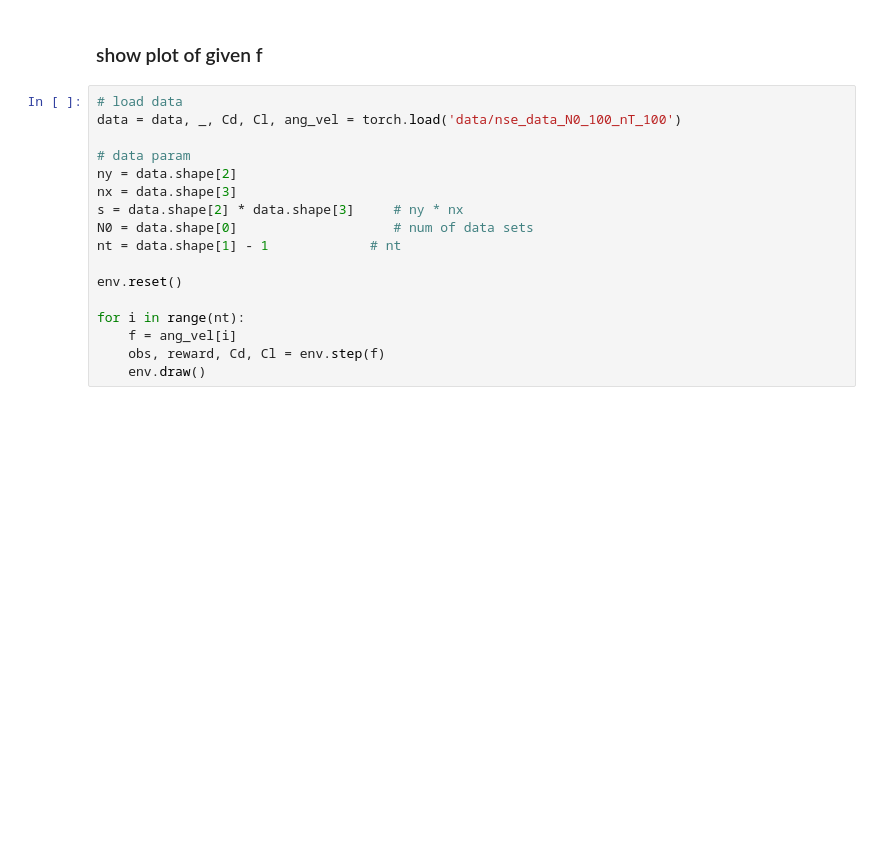
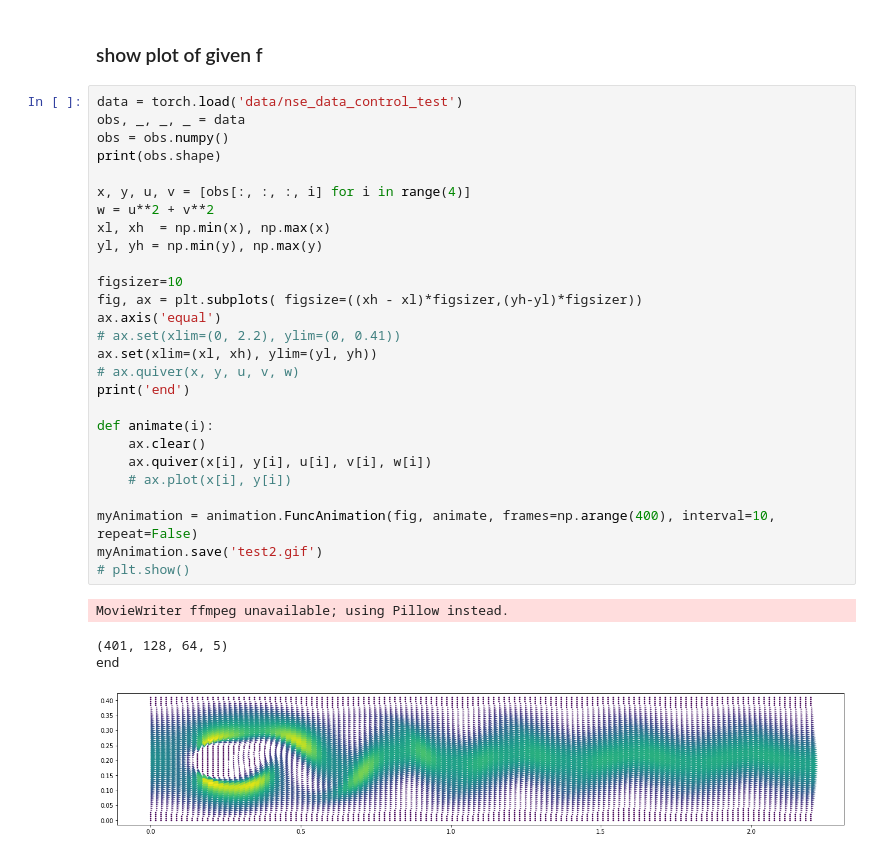
Before and after one commit to AsamaKiseto/Cylinder_Env, a Jupyter notebook: nse/4_nse_test.ipynb, the cells around one changed output. Drawn from its saved outputs; the diff is of its cells as text; blank space fills up the shorter version.

```diff
--- a/nse/4_nse_test.ipynb
+++ b/nse/4_nse_test.ipynb
@@ -572,19 +667,34 @@ for i in range(nt):
 # %% [markdown]
 ### show plot of given f
-# %%
-# load data
-data = data, _, Cd, Cl, ang_vel = torch.load('data/nse_data_N0_100_nT_100')
-
-# data param
-ny = data.shape[2]
-nx = data.shape[3]
-s = data.shape[2] * data.shape[3]     # ny * nx
-N0 = data.shape[0]                    # num of data sets
-nt = data.shape[1] - 1             # nt
-
-env.reset()
-
-for i in range(nt):
-    f = ang_vel[i]
-    obs, reward, Cd, Cl = env.step(f)
-    env.draw()
+# %%
+data = torch.load('data/nse_data_control_test')
+obs, _, _, _ = data
+obs = obs.numpy()
+print(obs.shape)
+
+x, y, u, v = [obs[:, :, :, i] for i in range(4)]
+w = u**2 + v**2
+xl, xh  = np.min(x), np.max(x)
+yl, yh = np.min(y), np.max(y)
+
+figsizer=10
+fig, ax = plt.subplots( figsize=((xh - xl)*figsizer,(yh-yl)*figsizer))
+ax.axis('equal')
+# ax.set(xlim=(0, 2.2), ylim=(0, 0.41))
+ax.set(xlim=(xl, xh), ylim=(yl, yh))
+# ax.quiver(x, y, u, v, w)
+print('end')
+
+def animate(i):
+    ax.clear()
+    ax.quiver(x[i], y[i], u[i], v[i], w[i])
+    # ax.plot(x[i], y[i])
+
+myAnimation = animation.FuncAnimation(fig, animate, frames=np.arange(400), interval=10, repeat=False)
+myAnimation.save('test2.gif')
+# plt.show()
+# %% [output]
+MovieWriter ffmpeg unavailable; using Pillow instead.
+(401, 128, 64, 5)
+end
+[figure, added]
```
Also changed, not shown: parts of 7 cells of this notebook, 11 other files.
